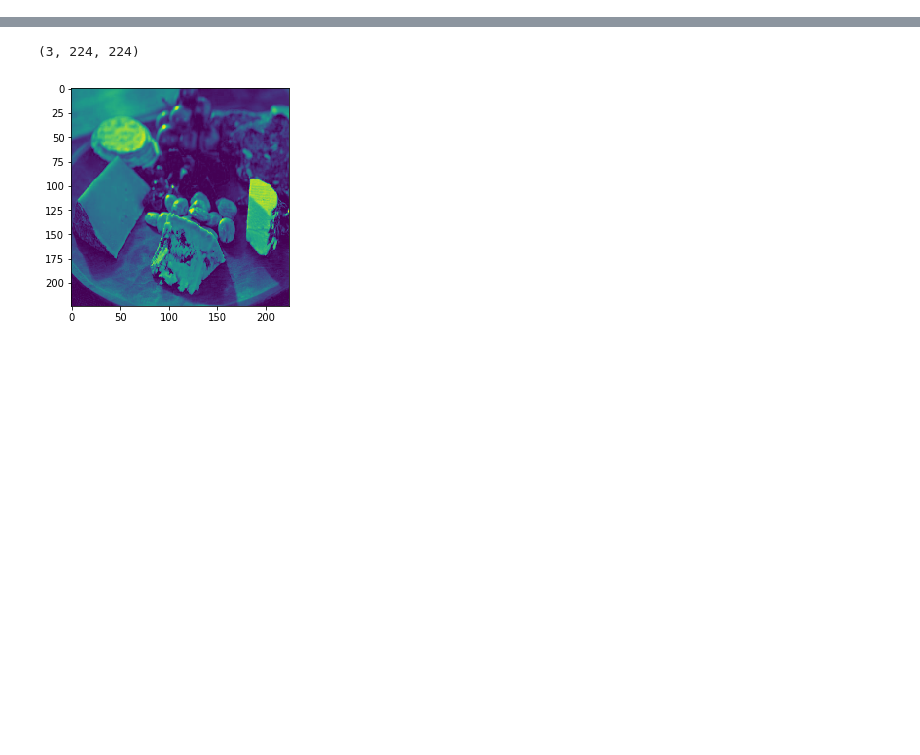
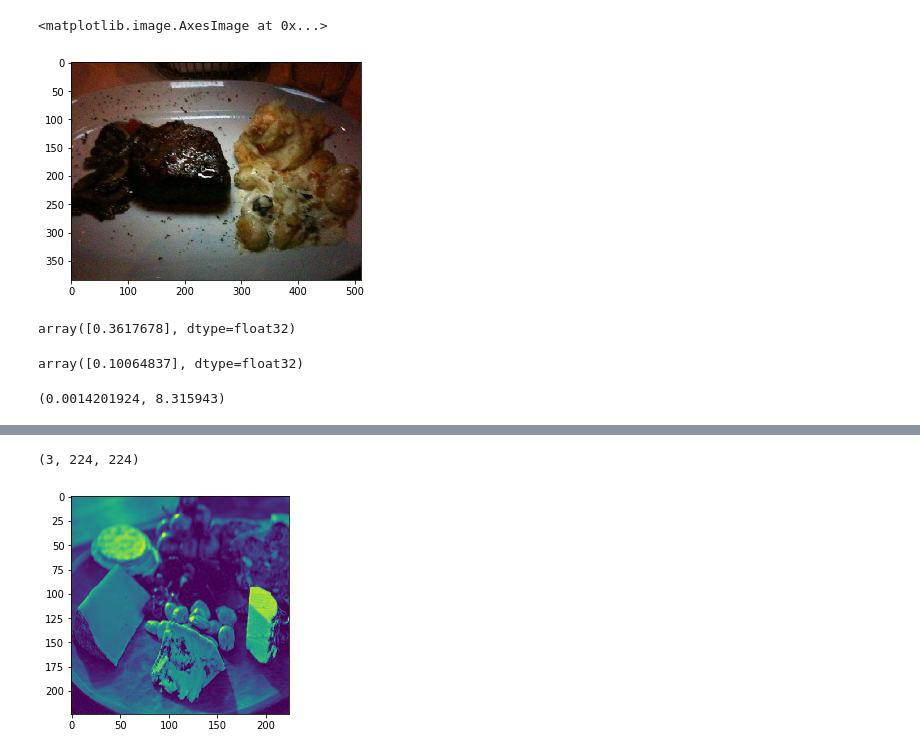
Before and after one commit to gabrielelanaro/food-pytorch, a Jupyter notebook: Untitled.ipynb, the cells around one changed output, grey strips where cells are left out. Cells and saved outputs as stored; diff of their text form; code cells hidden in the pictures; blank space fills up the shorter version.

```diff
--- a/Untitled.ipynb
+++ b/Untitled.ipynb
@@ -43,0 +138,5 @@ for batch in dataset_loader:
+# %%
+plt.imshow(steak2_img)
+# %% [output]
+<matplotlib.image.AxesImage at 0x...>
+[figure, added]
@@ -43,0 +177,14 @@ for batch in dataset_loader:
+# %%
+
+
+compare(steak2_img, steak3_img)
+# %% [output]
+array([0.3617678], dtype=float32)
+# %%
+compare(banana1_img, banana2_img)
+# %% [output]
+array([0.10064837], dtype=float32)
+# %%
+np.mean(trues), np.mean(falses)
+# %% [output]
+(0.0014201924, 8.315943)
```
Also changed, not shown: parts of 24 cells of this notebook, 6 other files.
